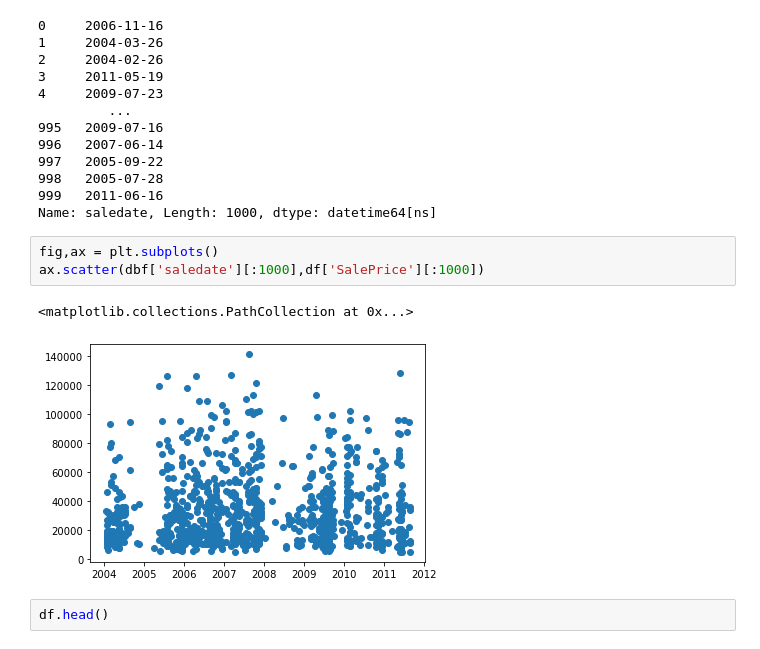
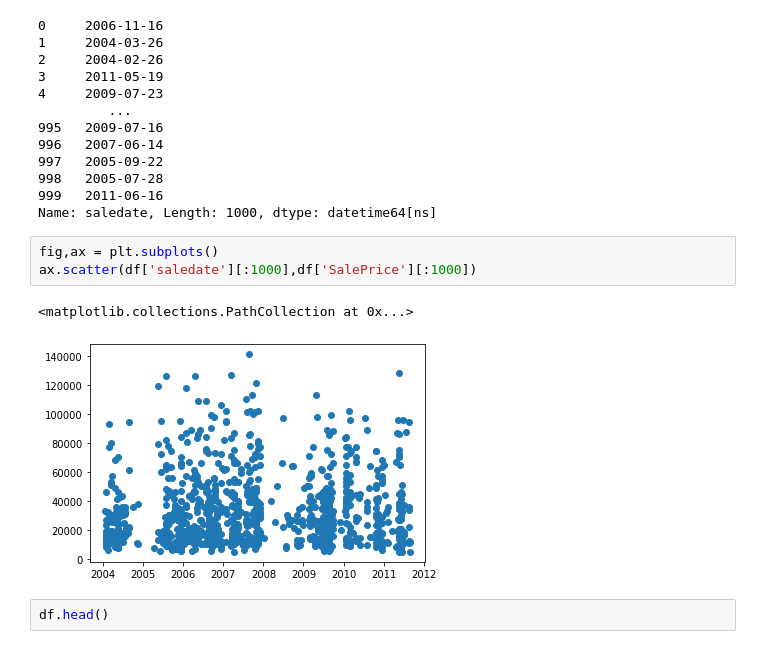
Before and after one commit to AnkurRajneta/Bulldozer-Price-Prediction, a Jupyter notebook: Bulldozer project.ipynb, the cells around one changed output. Saved outputs shown, nothing was run; the diff lists cells and outputs as text.

```diff
--- a/Bulldozer project.ipynb
+++ b/Bulldozer project.ipynb
@@ -175,10 +175,10 @@ df.saledate[:1000]
 Name: saledate, Length: 1000, dtype: datetime64[ns]
 # %%
 fig,ax = plt.subplots()
-ax.scatter(dbf['saledate'][:1000],df['SalePrice'][:1000])
+ax.scatter(df['saledate'][:1000],df['SalePrice'][:1000])
 # %% [output]
 <matplotlib.collections.PathCollection at 0x...>
-[figure, old version]
+[figure, new version]
 # %%
 df.head()
 # %% [output]
```
Also changed, not shown: parts of 10 cells of this notebook.
